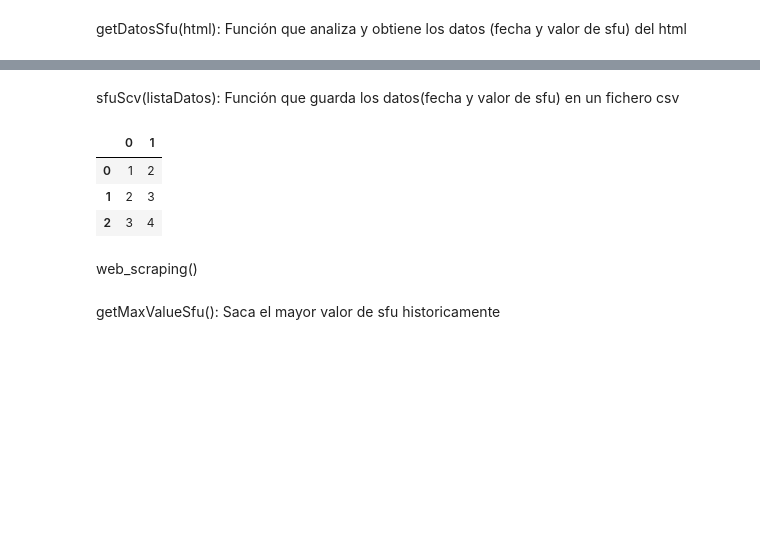
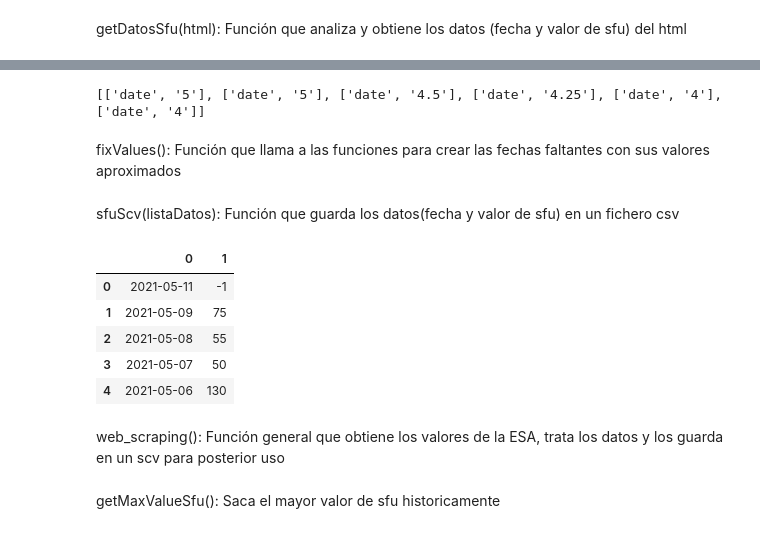
Before and after one commit to Miguel-Antonm/deploy_DL_space_weather_forecast, a Jupyter notebook: nbs/00_web_scraping.ipynb, the cells around one changed output, grey strips where cells are left out. Saved outputs shown, nothing was run; the diff lists cells and outputs as text; code cells hidden in the pictures; blank space fills up the shorter version.

Commit message:
Eliminada funcion back, creada funcion fixvalues, refactorizacion de codigo

```diff
--- a/nbs/00_web_scraping.ipynb
+++ b/nbs/00_web_scraping.ipynb
@@ -136,0 +163,8 @@ def emptydata(datosSfu):
+# %%
+#hide
+testfixvalues=fixSfuValues([["date",'-1'],["date",'5'],["date",'-1'],["date",'-1'],["date",'4'],["date",'-1']])
+print(testfixvalues)
+# %% [output]
+[['date', '5'], ['date', '5'], ['date', '4.5'], ['date', '4.25'], ['date', '4'], ['date', '4']]
+# %% [markdown]
+fixValues(): Función que llama a las funciones para crear las fechas faltantes con sus valores aproximados
@@ -143,18 +183,20 @@ def sfuScv(datalist):
     df = pd.DataFrame(datalist, columns= ['Date', 'Sfu'])
     df.to_csv(path, header = False, index = False)
 # %%
-"""#hide
-sfuScv([[1,2],[2,3],[3,4]])
+#hide
+sfuScv([ ['2021-05-11',"-1"] , ['2021-05-09',"75"], ['2021-05-08',"55" ],['2021-05-07',"50" ],['2021-05-06',"130" ]])
 path=getInfo("csvdirectory")+"sfuData.csv"
 df = pd.read_csv(path,header=None)
-df"""
+df
 # %% [output]
 |  | 0 | 1 |
-| 0 | 1 | 2 |
-| 1 | 2 | 3 |
-| 2 | 3 | 4 |
+| 0 | 2021-05-11 | -1 |
+| 1 | 2021-05-09 | 75 |
+| 2 | 2021-05-08 | 55 |
+| 3 | 2021-05-07 | 50 |
+| 4 | 2021-05-06 | 130 |
-# %% [markdown]
-web_scraping()
+# %% [markdown]
+web_scraping(): Función general que obtiene los valores de la ESA, trata los datos y los guarda en un scv para posterior uso
 # %%
 #export
 def webScraping():
```
Also changed, not shown: parts of 14 cells of this notebook, 22 other files.
